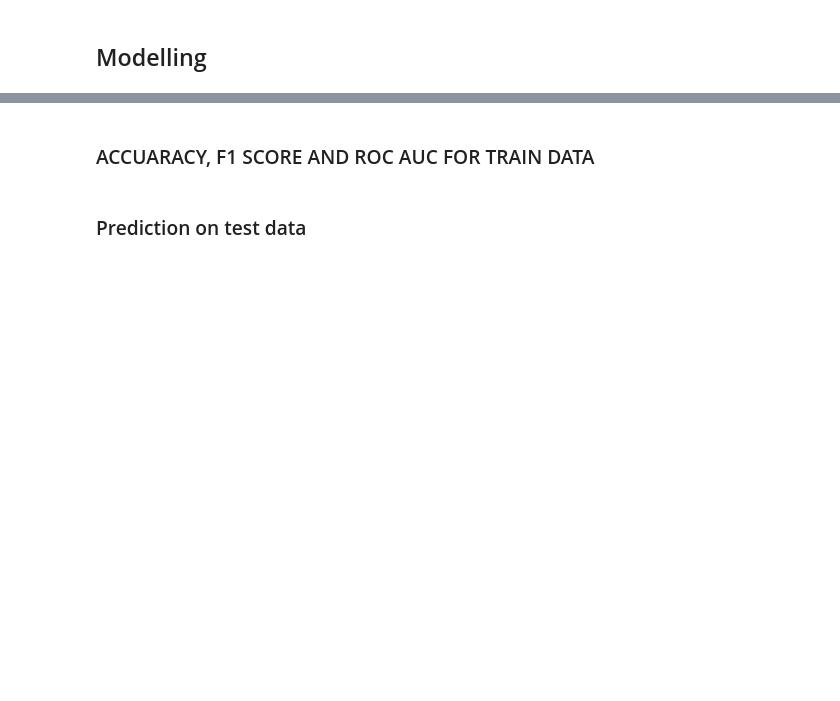
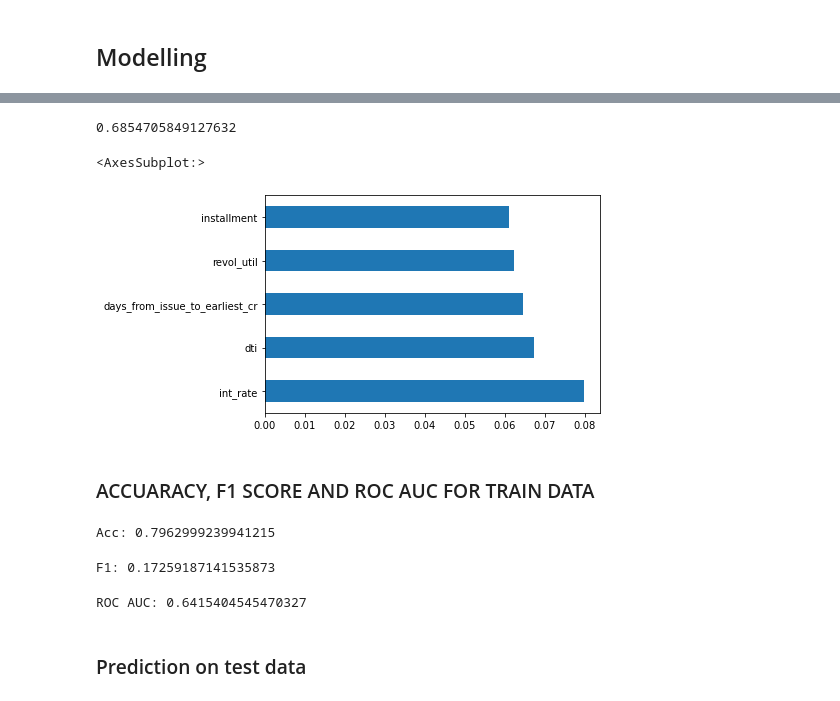
Before and after one commit to palpen/sm-202011, a Jupyter notebook: project_1/Loan_Model.ipynb, the cells around one changed output, grey strips where cells are left out. Cells and saved outputs as stored; diff of their text form; code cells hidden in the pictures; blank space fills up the shorter version.

Commit message:
Added Feature Importance to Loan Model

```diff
--- a/project_1/Loan_Model.ipynb
+++ b/project_1/Loan_Model.ipynb
@@ -53,4 +60,4 @@ param_grid_rfc = {
 # %%
 grid_rfc = GridSearchCV(estimator=pipeline_rfc, param_grid=param_grid_rfc, scoring='roc_auc', n_jobs=1, pre_dispatch=1, cv=5, verbose=1, return_train_score=False)
 # %%
-grid_rfc.fit(X_train, y_train)
+grid_rfc=grid_rfc.fit(X_train, y_train)
@@ -57,2 +68,4 @@ grid_rfc.fit(X_train, y_train)
 # %%
 grid_rfc.best_score_
+# %% [output]
+0.6854705849127632
@@ -59,3 +80,13 @@ grid_rfc.best_score_
+# %%
+model = RandomForestClassifier()
+model.fit(X_train, y_train)
+
+(pd.Series(model.feature_importances_, index=X_train.columns)
+   .nlargest(5)
+   .plot(kind='barh'))
+# %% [output]
+<AxesSubplot:>
+[figure, added]
 # %% [markdown]
 ### ACCUARACY,  F1 SCORE AND ROC AUC FOR TRAIN DATA
 # %%
@@ -78,6 +106,10 @@ print('F1:', cross_val_score(clf, X_train, y_train,
 print('ROC AUC:', cross_val_score(clf, X_train, y_train,
                                   cv=StratifiedKFold(n_splits=5),
                                   scoring='roc_auc').mean())
+# %% [output]
+Acc: 0.7962999239941215
+F1: 0.17259187141535873
+ROC AUC: 0.6415404545470327
 # %% [markdown]
 ### Prediction on test data
 # %%
```
Also changed, not shown: parts of 14 cells of this notebook, 1 other file.
